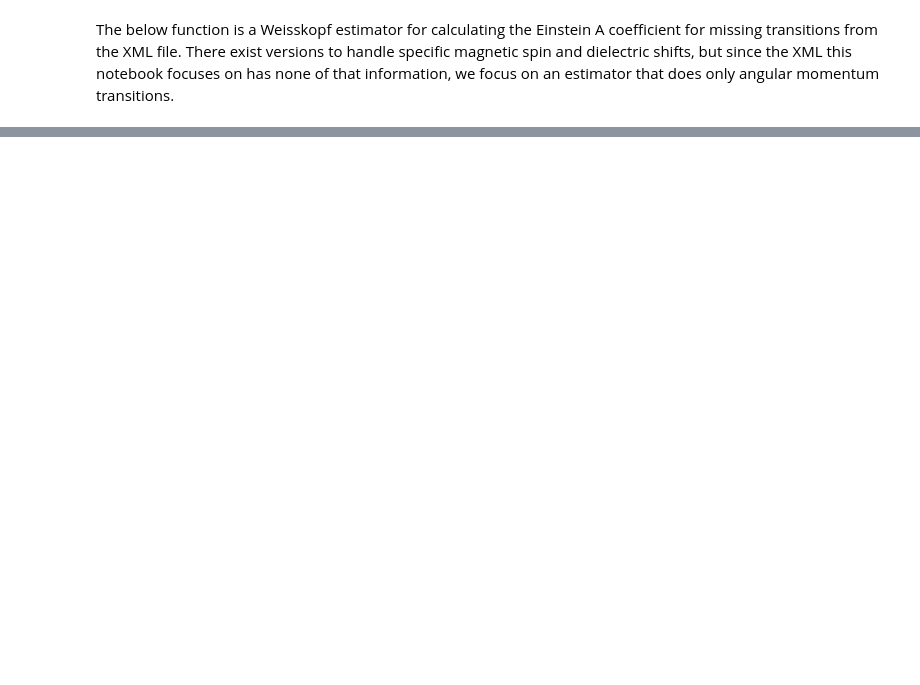
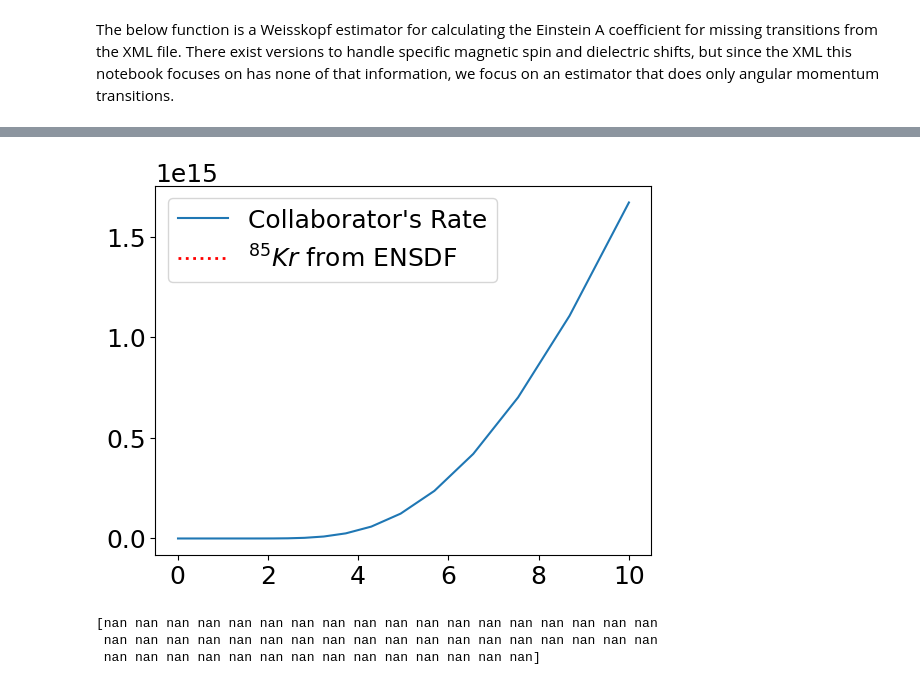
Before and after one commit to jaadt7/lvlspy_app, a Jupyter notebook: notebook.ipynb, the cells around one changed output, grey strips where cells are left out. Cells and saved outputs as stored; diff of their text form; code cells hidden in the pictures; blank space fills up the shorter version.

```diff
--- a/notebook.ipynb
+++ b/notebook.ipynb
@@ -1283,0 +1101,21 @@ plt.show()
+# %%
+plt.plot(t9s, rate,label = 'Collaborator\'s Rate')
+plt.plot(T/1e+9,lambda_21_eff,ls = ':' ,color = 'red',linewidth = 2,label = r'$^{85}Kr$ from ENSDF')
+
+#plt.yscale('log')
+#plt.xscale('log')
+#plt.xlim([1e-1,10])
+
+#plt.ylim([1.e-18,1.e+15])
+plt.legend()
+
+plt.show()
+# %% [output]
+[figure, added]
+# %%
+r = kr85.compute_rate_matrix(1e+9)
+print(lambda_21_eff)
+# %% [output]
+[nan nan nan nan nan nan nan nan nan nan nan nan nan nan nan nan nan nan
+ nan nan nan nan nan nan nan nan nan nan nan nan nan nan nan nan nan nan
+ nan nan nan nan nan nan nan nan nan nan nan nan nan nan]
```
Also changed, not shown: parts of 26 cells of this notebook, 1 other file.
